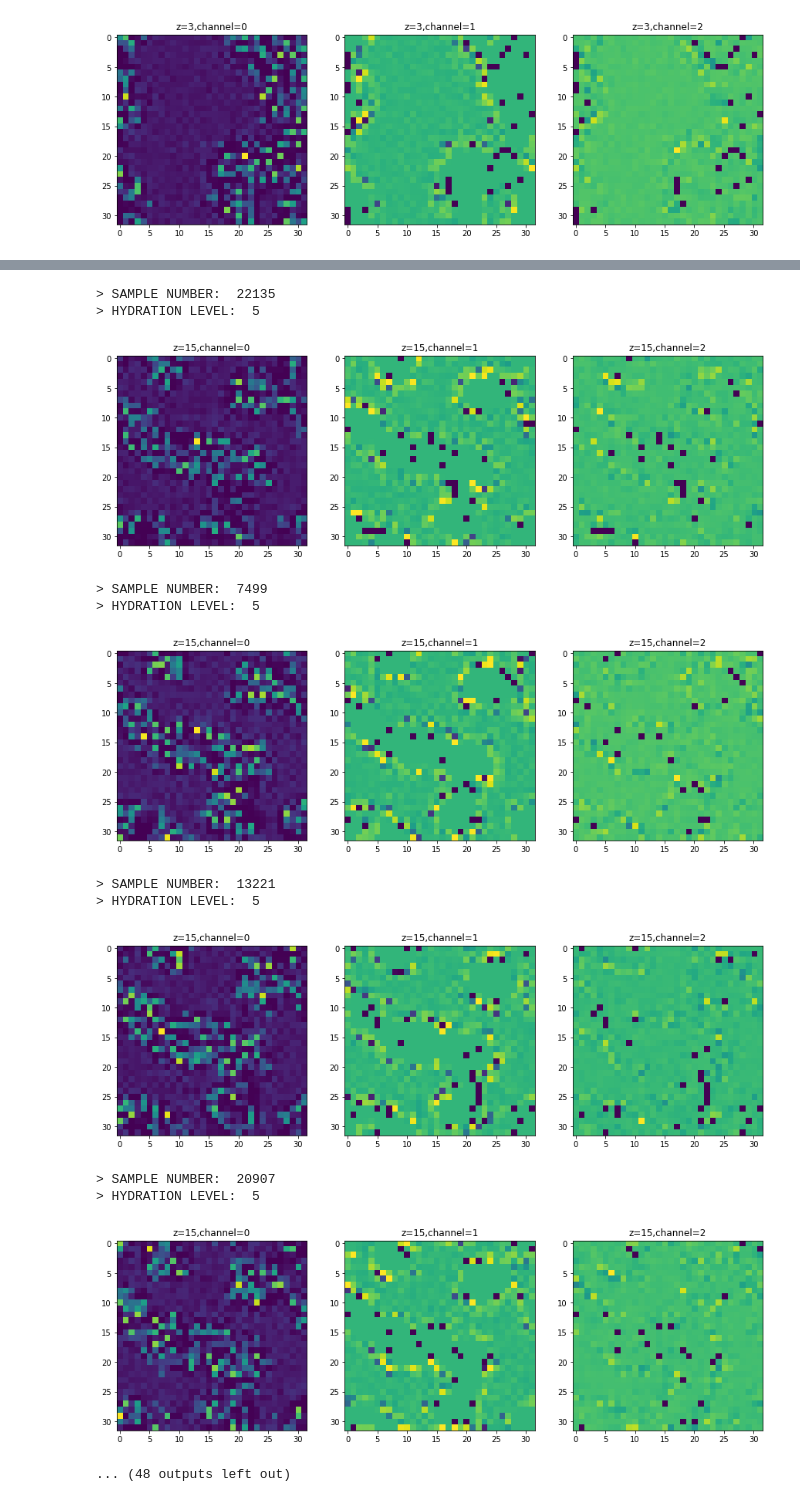
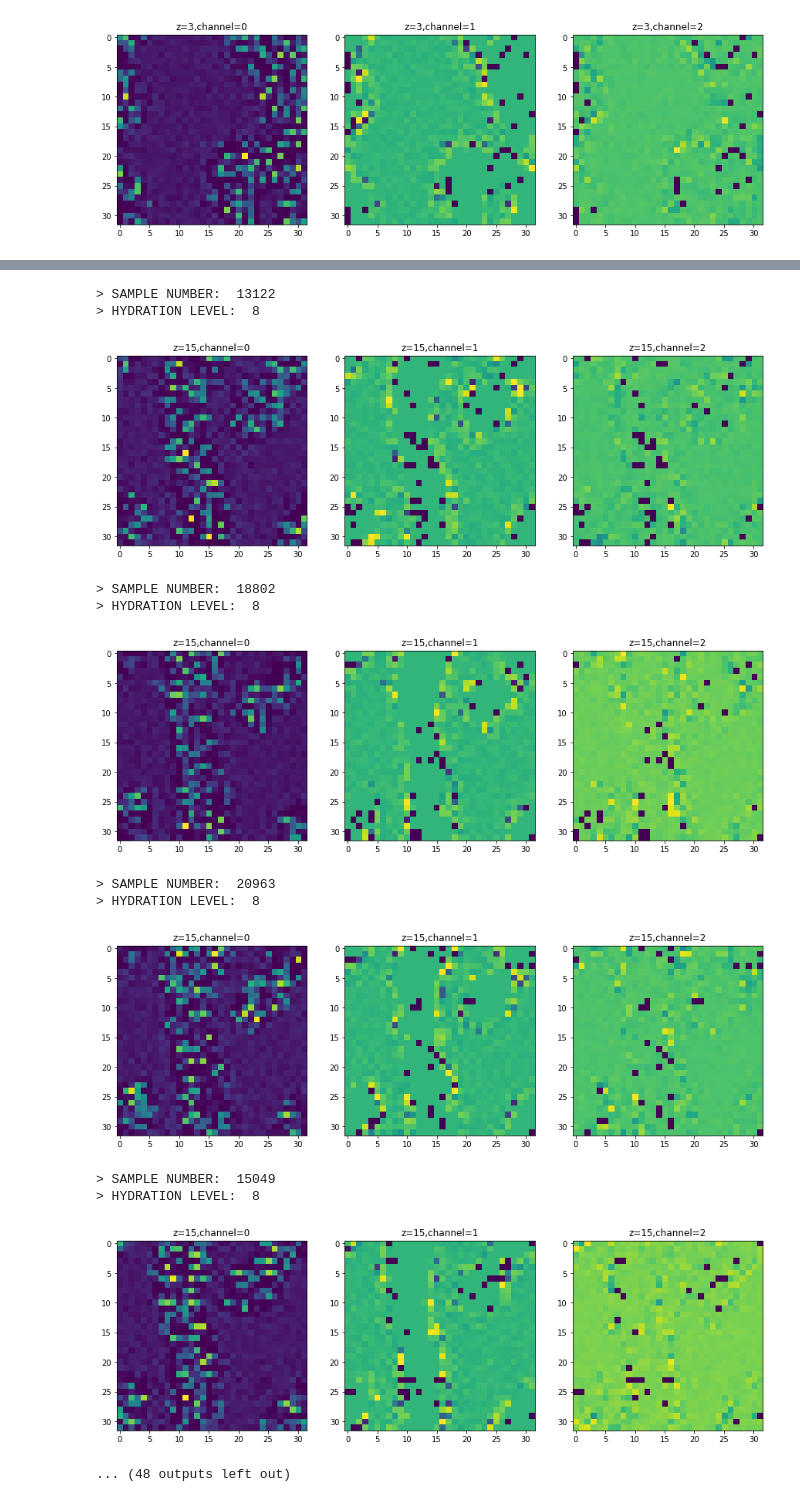
Before and after one commit to lcdumort/3dcnn, a Jupyter notebook: exploration_data.ipynb, the cells around one changed output, grey strips where cells are left out. Drawn from its saved outputs; the diff is of its cells as text; code cells hidden in the pictures.

```diff
--- a/exploration_data.ipynb
+++ b/exploration_data.ipynb
@@ -149,5 +149,5 @@ AnalyseSimulation(1000,3,1)
 > HYDRATION LEVEL:  8
 [figure]
 # %%
-MultipleAnalysis(5,30)
+MultipleAnalysis(8,30)
 # %% [output]
@@ -160,13 +160,13 @@ MultipleAnalysis(5,30)
-> SAMPLE NUMBER:  22135
-> HYDRATION LEVEL:  5
+> SAMPLE NUMBER:  13122
+> HYDRATION LEVEL:  8
-[figure, old version]
+[figure, new version]
-> SAMPLE NUMBER:  7499
-> HYDRATION LEVEL:  5
+> SAMPLE NUMBER:  18802
+> HYDRATION LEVEL:  8
-[figure, old version]
+[figure, new version]
-> SAMPLE NUMBER:  13221
-> HYDRATION LEVEL:  5
+> SAMPLE NUMBER:  20963
+> HYDRATION LEVEL:  8
-[figure, old version]
+[figure, new version]
-> SAMPLE NUMBER:  20907
-> HYDRATION LEVEL:  5
+> SAMPLE NUMBER:  15049
+> HYDRATION LEVEL:  8
-[figure, old version]
+[figure, new version]
 ... (48 outputs left out)
```
Also changed, not shown: parts of 1 cell of this notebook, 3 other files.
